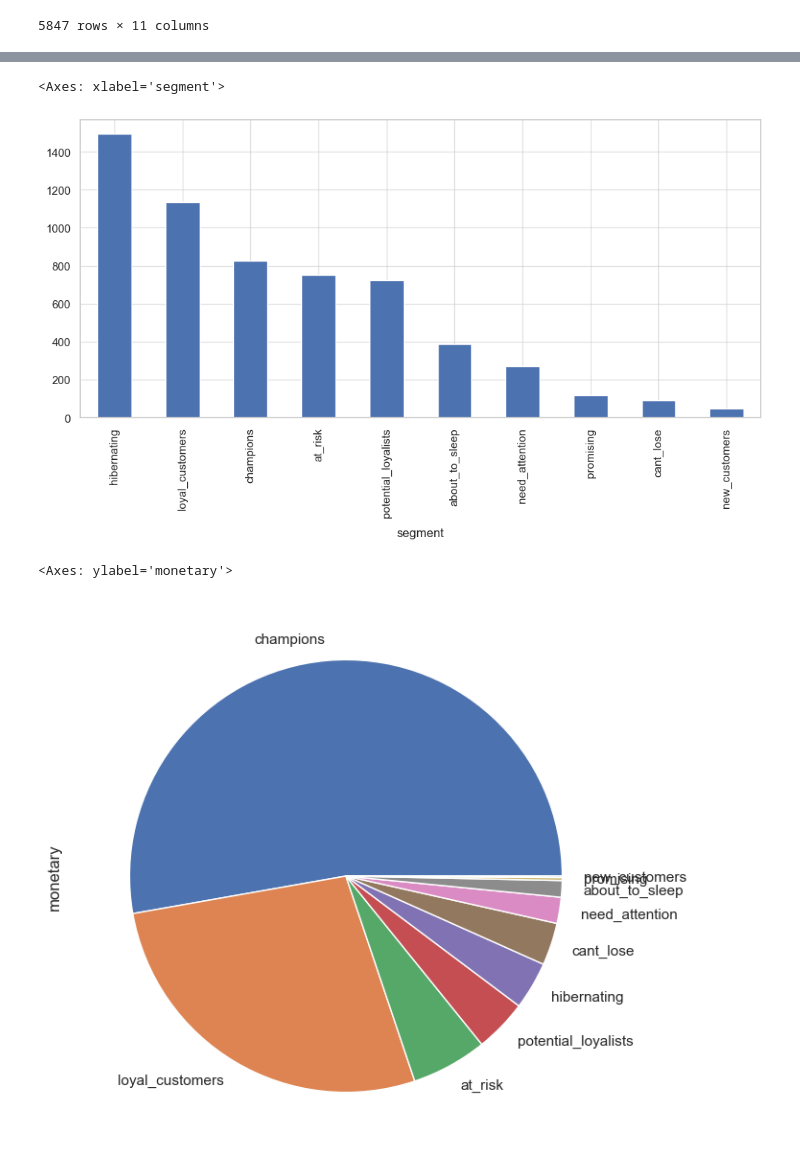
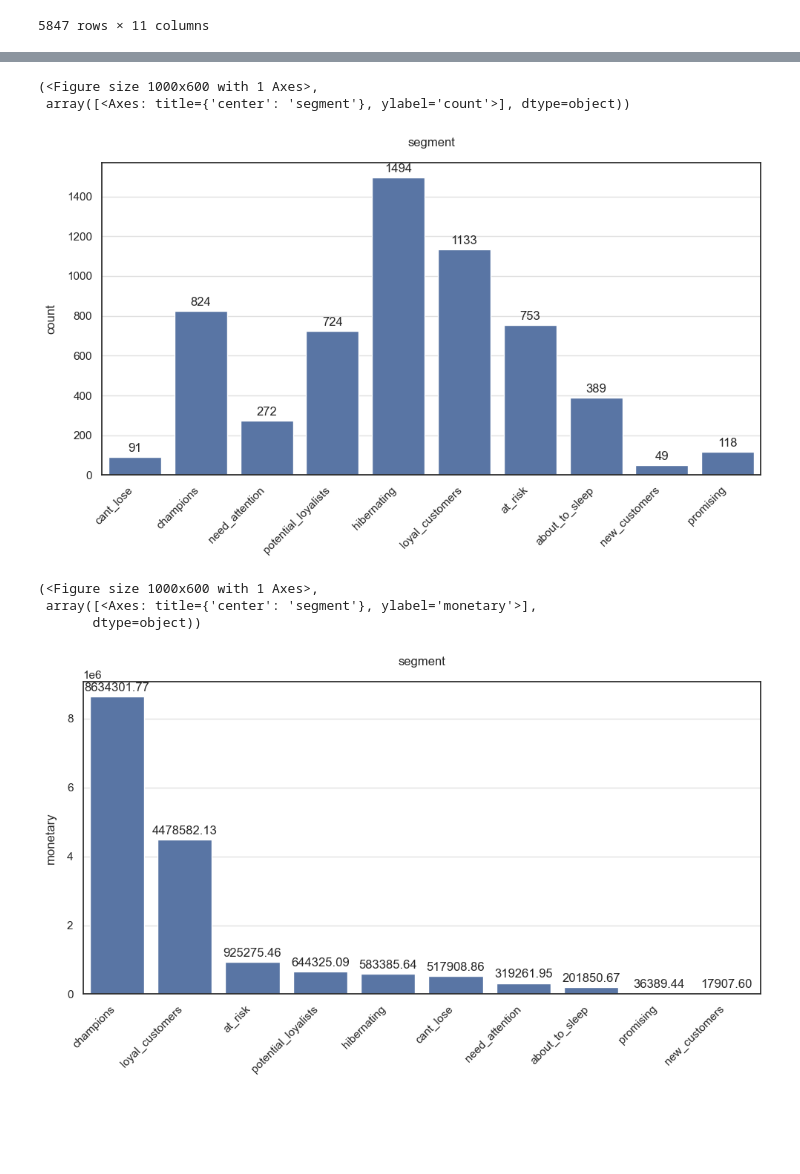
Before and after one commit to zxc0dev/customer-rfm-segmentation-dashboard, a Jupyter notebook: notebooks/03_post_feature_eda.ipynb, the cells around one changed output, grey strips where cells are left out. Saved outputs shown, nothing was run; the diff lists cells and outputs as text; code cells hidden in the pictures; blank space fills up the shorter version.

```diff
--- a/notebooks/03_post_feature_eda.ipynb
+++ b/notebooks/03_post_feature_eda.ipynb
@@ -18,7 +18,6 @@ BG = "#FDFDFD"
 TEXT_COLOR = "#2B2D42"
 GRID_COLOR = "#E2E8F0"
 
-CYAN = "#00FFFF"
 PINK = "#FF1493"
 GREEN = "#00FF41"
 PURPLE = "#D100D1"
@@ -48,7 +47,6 @@ plt.rcParams.update({
 
     # Titles & labels
     "axes.titlesize": 18,
-    "axes.titleweight": "bold",
     "axes.titlepad": 16,
     "axes.labelsize": 13,
     "axes.labelpad": 10,
@@ -175,11 +173,16 @@ plots(data=df, features=features, kind='box', kde=True, showfliers=False, cols=1
 # %%
-df['segment'].value_counts().plot(kind='bar')
+plots(data=df, features=['segment'], kind='count', cols=1, figsize_per_row=(10, 6))
 # %% [output]
-<Axes: xlabel='segment'>
+(<Figure size 1000x600 with 1 Axes>,
+ array([<Axes: title={'center': 'segment'}, ylabel='count'>], dtype=object))
-[figure, old version]
+[figure, new version]
 # %%
-df.groupby('segment')['monetary'].sum().sort_values(ascending=False).plot(kind='pie')
+data = df.groupby('segment')['monetary'].sum().reset_index().sort_values('monetary', ascending=False)
+
+plots(data=data, features=['segment'], kind='bar', value='monetary', cols=1, figsize_per_row=(10, 6))
 # %% [output]
-<Axes: ylabel='monetary'>
+(<Figure size 1000x600 with 1 Axes>,
+ array([<Axes: title={'center': 'segment'}, ylabel='monetary'>],
+       dtype=object))
-[figure, old version]
+[figure, new version]
 # %%
```
Also changed, not shown: parts of 3 cells of this notebook, 1 other file.
